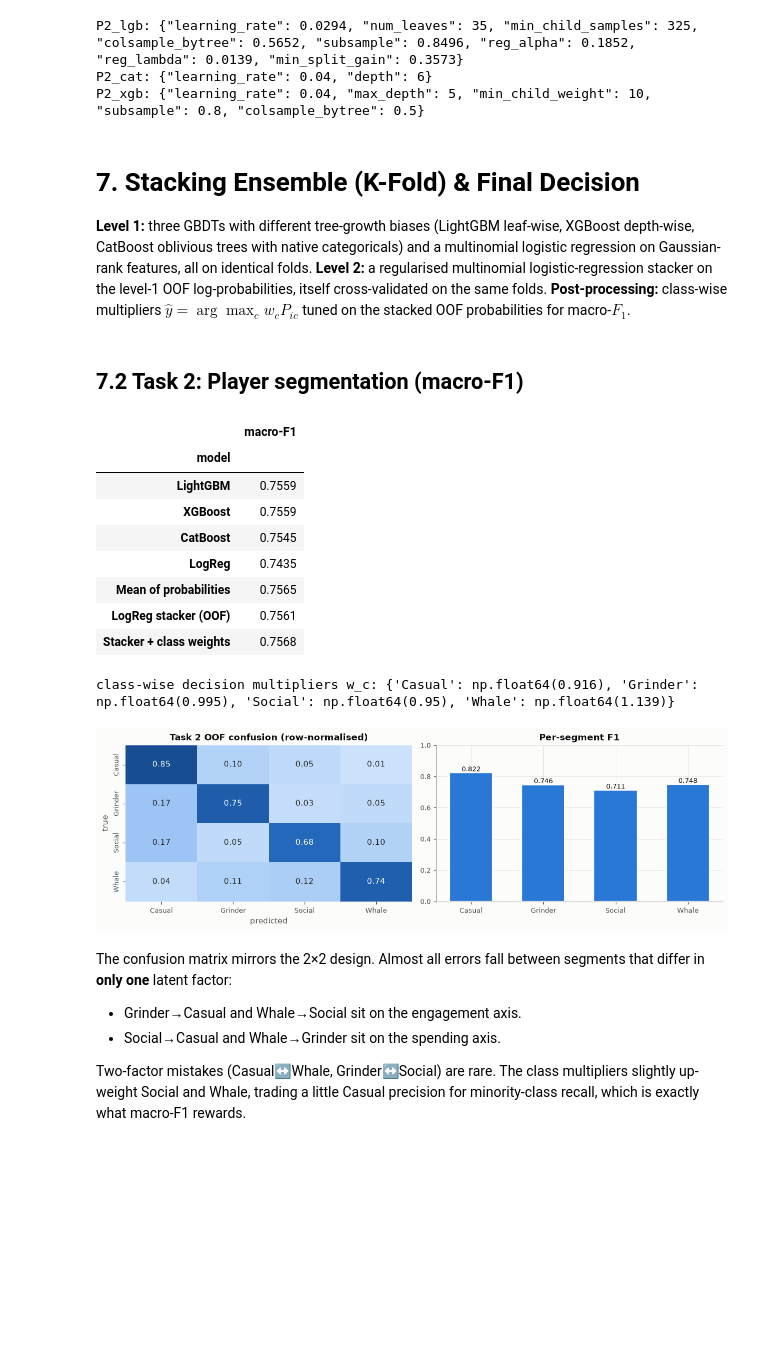
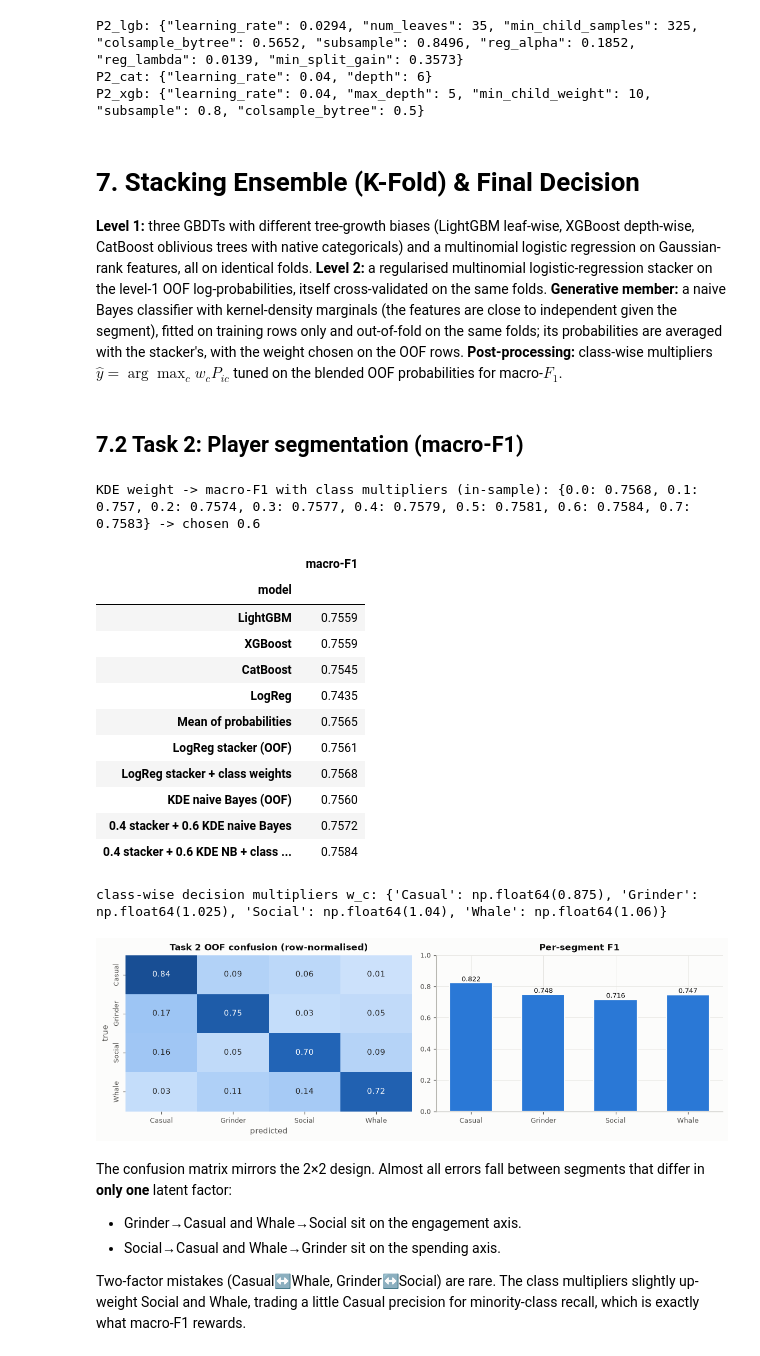
Before and after one commit to Menelaus122/cpe342-kaggle-ML007, a Jupyter notebook: task2/task2.ipynb, the cells around one changed output. Saved outputs shown, nothing was run; the diff lists cells and outputs as text; code cells hidden in the pictures; blank space fills up the shorter version.

```diff
--- a/task2/task2.ipynb
+++ b/task2/task2.ipynb
@@ -322,7 +322,7 @@ P2_xgb: {"learning_rate": 0.04, "max_depth": 5, "min_child_weight": 10, "subsamp
 <a id="7"></a>
 # 7. Stacking Ensemble (K-Fold) & Final Decision
 
-**Level 1:** three GBDTs with different tree-growth biases (LightGBM leaf-wise, XGBoost depth-wise, CatBoost oblivious trees with native categoricals) and a multinomial logistic regression on Gaussian-rank features, all on identical folds. **Level 2:** a regularised multinomial logistic-regression stacker on the level-1 OOF log-probabilities, itself cross-validated on the same folds. **Post-processing:** class-wise multipliers $\hat y=\arg\max_c w_c P_{ic}$ tuned on the stacked OOF probabilities for macro-$F_1$.
+**Level 1:** three GBDTs with different tree-growth biases (LightGBM leaf-wise, XGBoost depth-wise, CatBoost oblivious trees with native categoricals) and a multinomial logistic regression on Gaussian-rank features, all on identical folds. **Level 2:** a regularised multinomial logistic-regression stacker on the level-1 OOF log-probabilities, itself cross-validated on the same folds. **Generative member:** a naive Bayes classifier with kernel-density marginals (the features are close to independent given the segment), fitted on training rows only and out-of-fold on the same folds; its probabilities are averaged with the stacker's, with the weight chosen on the OOF rows. **Post-processing:** class-wise multipliers $\hat y=\arg\max_c w_c P_{ic}$ tuned on the blended OOF probabilities for macro-$F_1$.
 # %% [markdown]
 ## 7.2 Task 2: Player segmentation (macro-F1)
 # %%
@@ -343,40 +343,58 @@ def stack_multi(models, y, folds, C_=0.5):
     for tr, va in folds:
         oof[va] = LogisticRegression(C=C_, max_iter=3000).fit(S[tr], y[tr]).predict_proba(S[va])
     final = LogisticRegression(C=C_, max_iter=3000).fit(S, y)
     return oof, final.predict_proba(St), final
 
-stack2_oof, stack2_test, STACKER2 = stack_multi(m2, y2, folds2)
-W2, SCORE2 = optimize_class_weights(y2, stack2_oof)
+lr2_oof, lr2_test, STACKER2 = stack_multi(m2, y2, folds2)
+# Generative member (round 27): KDE naive Bayes fitted on training rows only (out-of-fold on the same folds; all training rows for
+# test). As a fifth stacker input it adds little, but averaged with the stacker's probabilities it does: the two make different
+# errors. The KDE weight is chosen on the OOF rows together with the class multipliers. Nested (weight and multipliers from 4 folds,
+# scored on the 5th), against the stacker with nested multipliers: +0.0012 on these folds and +0.0020 / +0.0014 / +0.0020 on three
+# other stacker splits, better in 4 or 5 of 5 folds each time (experiments/claude/dp_r27_t2_kde_blend.py).
+kde2 = cached("t2_kde_nb", lambda: task2.kde_nb_cv(*task2.load(), y2, folds2))
+mix2 = lambda p_stack, p_kde, w=None: (1 - (KDE_W2 if w is None else w)) * p_stack + (KDE_W2 if w is None else w) * p_kde
+kde_grid2 = {w: optimize_class_weights(y2, mix2(lr2_oof, kde2["oof"], w)) for w in (0.7, 0.6, 0.5, 0.4, 0.3, 0.2, 0.1, 0.0)}
+KDE_W2 = max(kde_grid2, key=lambda w: kde_grid2[w][1])
+stack2_oof, stack2_test = mix2(lr2_oof, kde2["oof"]), mix2(lr2_test, kde2["test"])
+W2, SCORE2 = kde_grid2[KDE_W2]
+print("KDE weight -> macro-F1 with class multipliers (in-sample):", {w: round(s_, 4) for w, (_, s_) in sorted(kde_grid2.items())}, "-> chosen", KDE_W2)
 rows = [[k, macro_f1(y2, v["oof"].argmax(1))] for k, v in m2.items()]
 rows += [["Mean of probabilities", macro_f1(y2, np.mean([v["oof"] for v in m2.values()], 0).argmax(1))],
-         ["LogReg stacker (OOF)", macro_f1(y2, stack2_oof.argmax(1))],
-         ["Stacker + class weights", SCORE2]]
+         ["LogReg stacker (OOF)", macro_f1(y2, lr2_oof.argmax(1))],
+         ["LogReg stacker + class weights", kde_grid2[0.0][1]],
+         ["KDE naive Bayes (OOF)", macro_f1(y2, kde2["oof"].argmax(1))],
+         [f"{1 - KDE_W2:.1f} stacker + {KDE_W2:.1f} KDE naive Bayes", macro_f1(y2, stack2_oof.argmax(1))],
+         [f"{1 - KDE_W2:.1f} stacker + {KDE_W2:.1f} KDE NB + class weights", SCORE2]]
 display(pd.DataFrame(rows, columns=["model", "macro-F1"]).set_index("model").style.format("{:.4f}").highlight_max(props="font-weight:bold"))
 print("class-wise decision multipliers w_c:", dict(zip(seg_names, np.round(W2, 3))))
 pred2 = apply_class_weights(stack2_test, W2)
 
 fig, axes = plt.subplots(1, 2, figsize=(11, 3.6))
 cm = confusion_matrix(y2, apply_class_weights(stack2_oof, W2), normalize="true")
 sns.heatmap(cm, annot=True, fmt=".2f", cmap=SEQ_CMAP, vmin=0, vmax=1, xticklabels=seg_names, yticklabels=seg_names, cbar=False, ax=axes[0])
 axes[0].set_xlabel("predicted"); axes[0].set_ylabel("true"); axes[0].set_title("Task 2 OOF confusion (row-normalised)")
 per_cls = f1_score(y2, apply_class_weights(stack2_oof, W2), average=None)
 axes[1].bar(seg_names, per_cls, color=CAT[0], width=0.6, **viz.bar_gap())
 for i, v in enumerate(per_cls):
     axes[1].text(i, v, f"{v:.3f}", ha="center", va="bottom", fontsize=8.5)
 axes[1].set_ylim(0, 1); axes[1].set_title("Per-segment F1")
 plt.tight_layout(); savefig(fig, "t2_confusion"); plt.show()
-summary.append(["Task 2", "macro-F1", SCORE2, "4 L1 models -> multinomial stacker -> class multipliers"])
+summary.append(["Task 2", "macro-F1", SCORE2, "4 L1 models -> multinomial stacker, averaged with a KDE naive Bayes -> class multipliers"])
 # %% [output]
+KDE weight -> macro-F1 with class multipliers (in-sample): {0.0: 0.7568, 0.1: 0.757, 0.2: 0.7574, 0.3: 0.7577, 0.4: 0.7579, 0.5: 0.7581, 0.6: 0.7584, 0.7: 0.7583} -> chosen 0.6
 |  | macro-F1 |
 | model |  |
 | LightGBM | 0.7559 |
 | XGBoost | 0.7559 |
 | CatBoost | 0.7545 |
 | LogReg | 0.7435 |
 | Mean of probabilities | 0.7565 |
 | LogReg stacker (OOF) | 0.7561 |
-| Stacker + class weights | 0.7568 |
+| LogReg stacker + class weights | 0.7568 |
+| KDE naive Bayes (OOF) | 0.7560 |
+| 0.4 stacker + 0.6 KDE naive Bayes | 0.7572 |
+| 0.4 stacker + 0.6 KDE NB + class ... | 0.7584 |
-class-wise decision multipliers w_c: {'Casual': np.float64(0.916), 'Grinder': np.float64(0.995), 'Social': np.float64(0.95), 'Whale': np.float64(1.139)}
+class-wise decision multipliers w_c: {'Casual': np.float64(0.875), 'Grinder': np.float64(1.025), 'Social': np.float64(1.04), 'Whale': np.float64(1.06)}
 [figure]
 # %% [markdown]
 The confusion matrix mirrors the 2×2 design. Almost all errors fall between segments that differ in **only one** latent factor:
```
Also changed, not shown: parts of 4 cells of this notebook, 30 other files.
